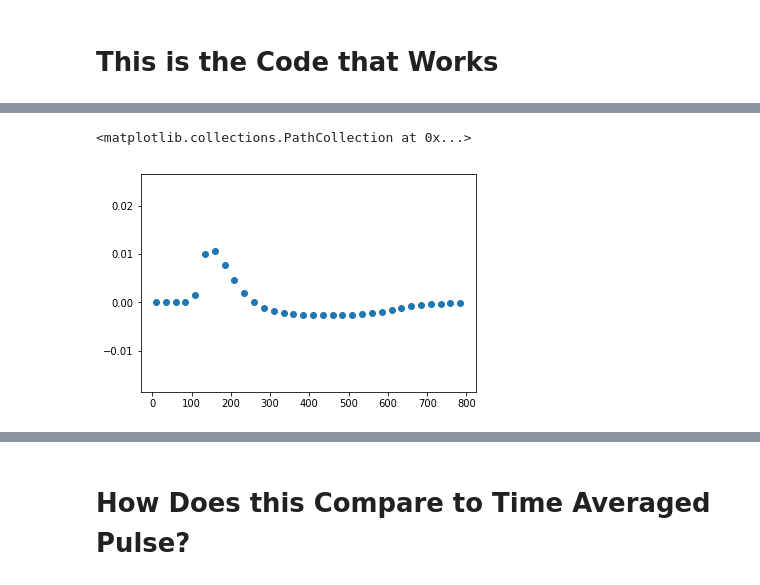
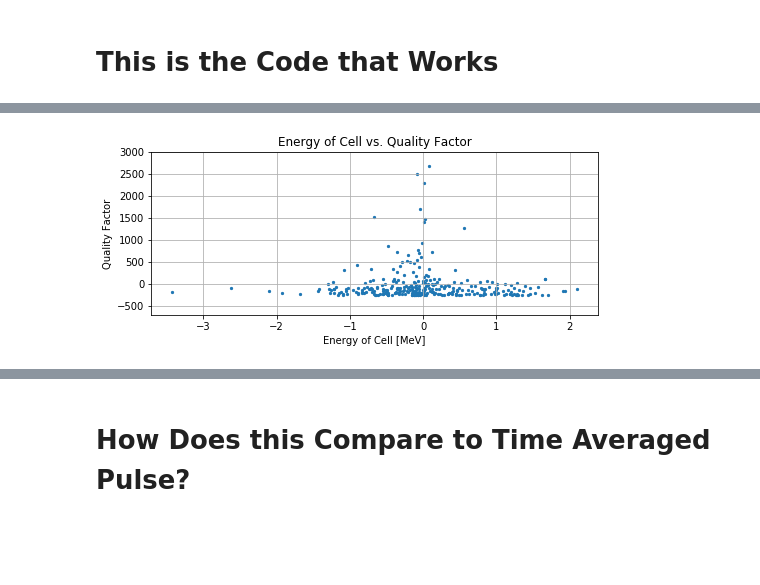
Before and after one commit to lukepolson/Summer_2019, a Jupyter notebook: Search_Specific_Cell_Pulses.ipynb, the cells around one changed output, grey strips where cells are left out. Cells and saved outputs as stored; diff of their text form; code cells hidden in the pictures; blank space fills up the shorter version.

```diff
--- a/Search_Specific_Cell_Pulses.ipynb
+++ b/Search_Specific_Cell_Pulses.ipynb
@@ -105,9 +169,20 @@ plt.show()
+# %%
+tt = df['TCell']+df['LagTime']
+fig, ax = plt.subplots(1,1, figsize=(8,3))
+
+ax.scatter(tt-tt.mean(), df['QuaCell']-df['QuaCell'].mean(),
+          s=5)
+ax.set_xlabel('Energy of Cell [MeV]')
+ax.set_ylabel('Quality Factor')
+
+ax.set_ylim(None, 3000)
+
+ax.set_title('Energy of Cell vs. Quality Factor')
+ax.grid()
+plt.show()
+# %% [output]
+[figure, added]
 # %%
 ADC = df[df['ECell']>20000].iloc[0]['ADC']
 EE = df[df['ECell']>20000].iloc[0]['ECell']
 tt = times + df[df['ECell']>20000].iloc[0]['LagTime']
-# %%
-plt.scatter(tt, ADC/EE)
-# %% [output]
-<matplotlib.collections.PathCollection at 0x...>
-[figure, removed]
```
Also changed, not shown: parts of 15 cells of this notebook, 15 other files.
